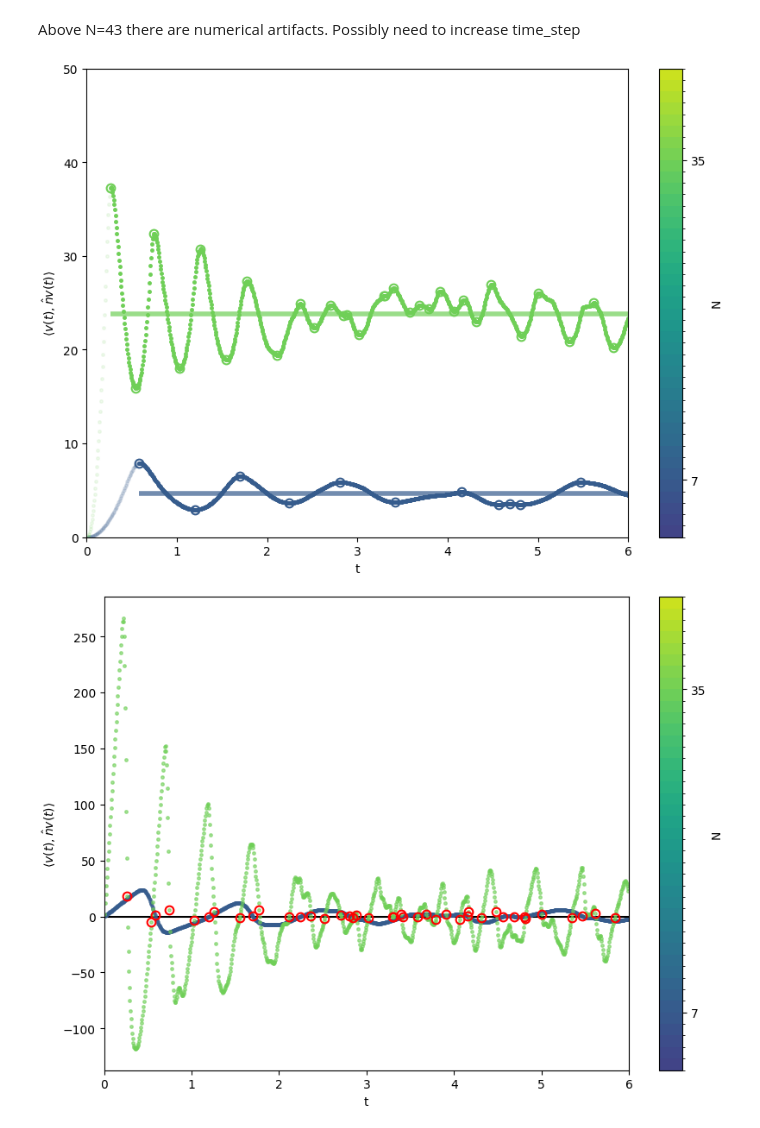
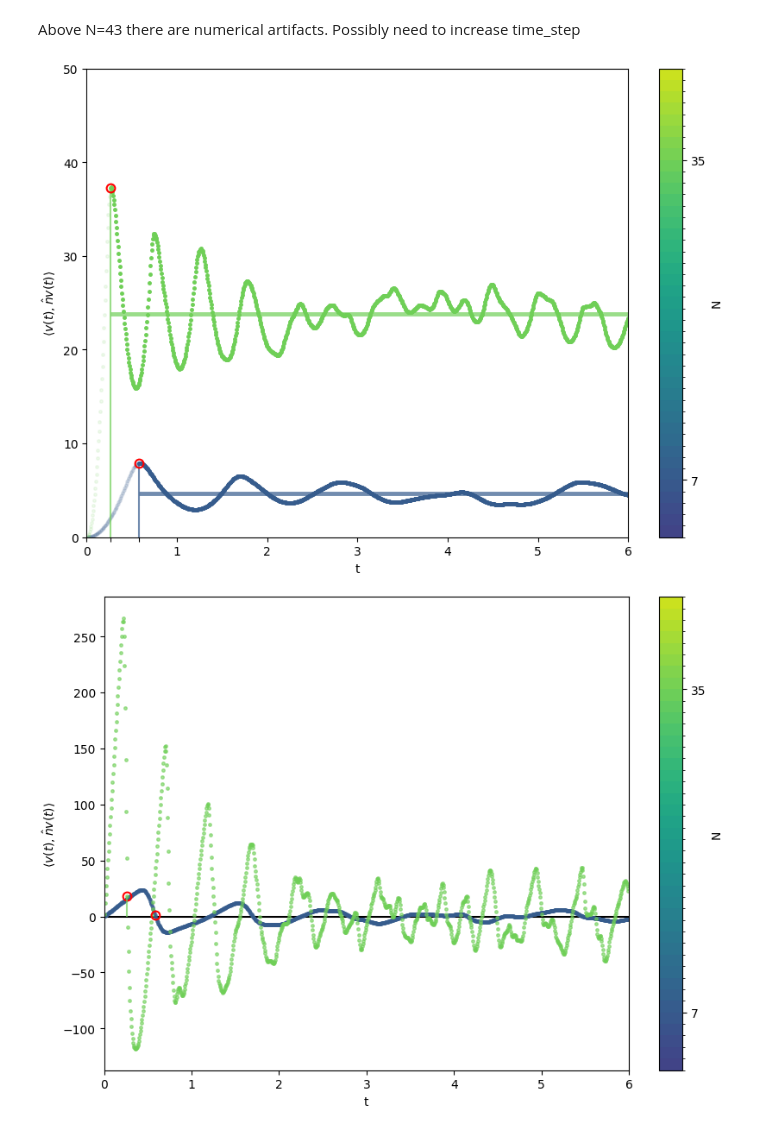
Before and after one commit to LeonhardRichter/CP2_hamiltonian_diagonalization, a Jupyter notebook: analysis_of_photon_count.ipynb, the cells around one changed output. Saved outputs shown, nothing was run; the diff lists cells and outputs as text; code cells hidden in the pictures.

Commit message:
plot avg, max, and slope

```diff
--- a/analysis_of_photon_count.ipynb
+++ b/analysis_of_photon_count.ipynb
@@ -44,6 +44,9 @@ with open(
 ) as file:
     data_excited = pickle.load(file)
 
+for res in data_excited:
+    res["spin_state"] = "excited"
+
 with open(
     "dicke_sim_10_01_2025-14_46_06_superradiant_N-2-60_T-6.0.pickle", "rb"
 ) as file:
@@ -245,14 +248,15 @@ for i, N in enumerate(demonstration_selection):
 
     sign_change = res_demo["st_sign_change"][0]
 
-    filter = sign_change != 0
-
     axes = fig_demo.get_axes()
     ax = axes[0]
 
     first_sign_change = (sign_change != 0).argmax(axis=0)
     after_first_bump = res_demo["et"][0][first_sign_change:]
     t_after_first_bump = res_demo["tt"][first_sign_change:]
+
+    # filter = sign_change != 0
+    filter = first_sign_change
 
     lines = ax.get_lines()
     line = lines[i]
@@ -271,34 +275,60 @@ for i, N in enumerate(demonstration_selection):
     ax.hlines(
         y=np.real_if_close(res_demo["avg after first bump"][0]),
         xmin=min(t_after_first_bump),
         xmax=max(t_after_first_bump),
-        linewidths=4,
+        linewidths=3.5,
         alpha=0.7,
         colors=color,
         label=f"Average after initial slope for N={N}",
+    )
+
+    ax.vlines(
+        x=np.array(res_demo["tt"][:-2])[first_sign_change],
+        ymin=0,
+        ymax=np.real_if_close(
+            np.array(res_demo["et"][0])[:-2][first_sign_change]
+        ),
+        colors=color,
+        alpha=0.7,
     )
 
     ax.plot(
         np.array(res_demo["tt"][:-2])[filter],
         np.real_if_close(np.array(res_demo["et"][0])[:-2][filter]),
         "o",
         markersize=7,
         markeredgewidth=1.5,
         markerfacecolor="none",
-        color=color,
+        color="r",
     )
+    ticks = ax.get_xticks()
+    tick_labels = ax.get_xticklabels()
+    ax.set_xticks(
+        np.append(ticks, np.array(res_demo["tt"][:-2])[first_sign_change])
+    )
+    ax.set_xticklabels(np.append(tick_labels, ""))
 
     axes = slopes_demos.get_axes()
     ax = axes[0]
     ax.plot(
         np.array(res_demo["tt"][:-2])[filter],
         np.real_if_close(np.array(res_demo["st"][0])[:-1][filter]),
         "o",
         markersize=7,
         markeredgewidth=1.5,
         markerfacecolor="none",
         color="r",
     )
+
+    ax.vlines(
+        x=np.array(res_demo["tt"][:-2])[first_sign_change],
+        ymin=0,
+        ymax=np.real_if_close(
+            np.array(res_demo["st"][0])[:-2][first_sign_change]
+        ),
+        colors=color,
+        alpha=0.7,
+    )
 # %% [output]
-[figure, old version]
+[figure, new version]
-[figure, old version]
+[figure, new version]
```
Also changed, not shown: parts of 6 cells of this notebook.
